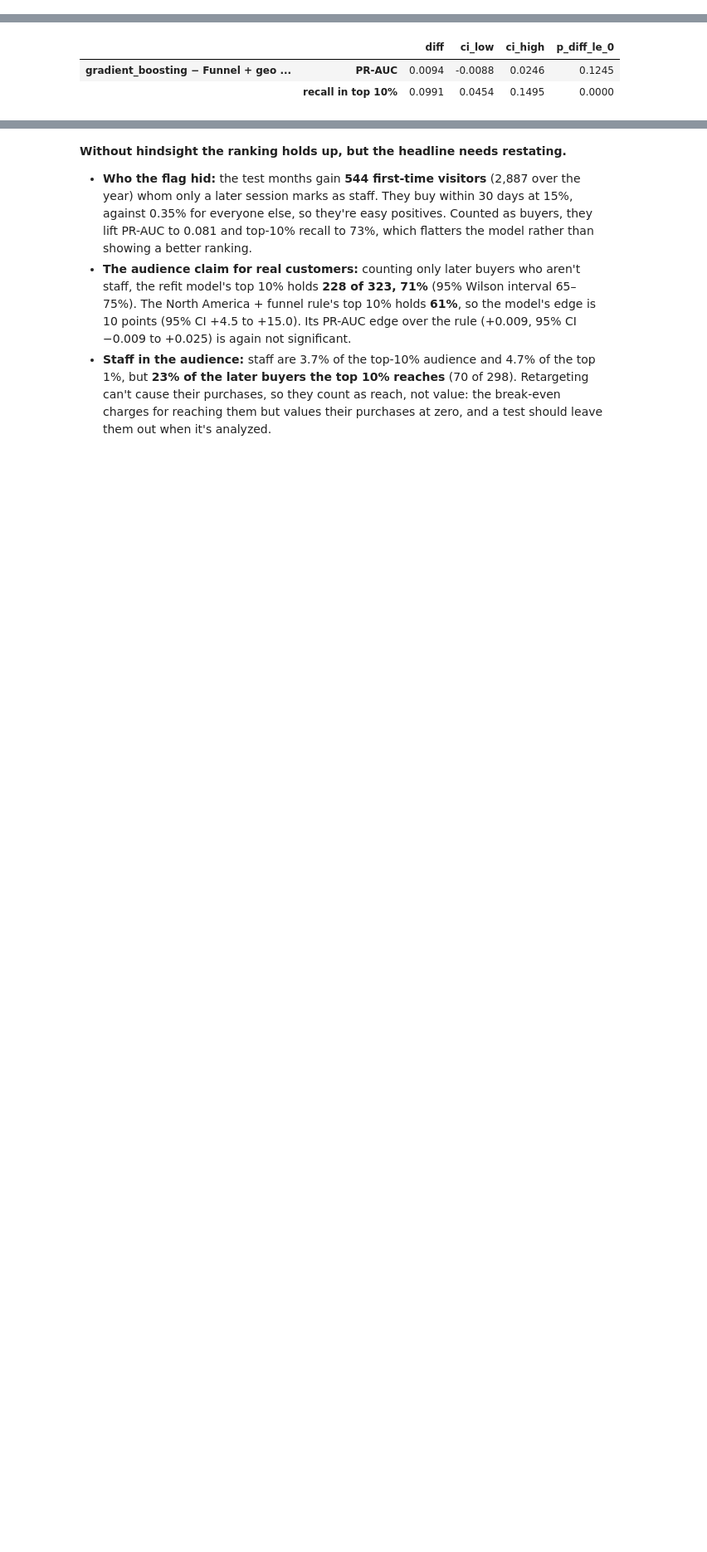
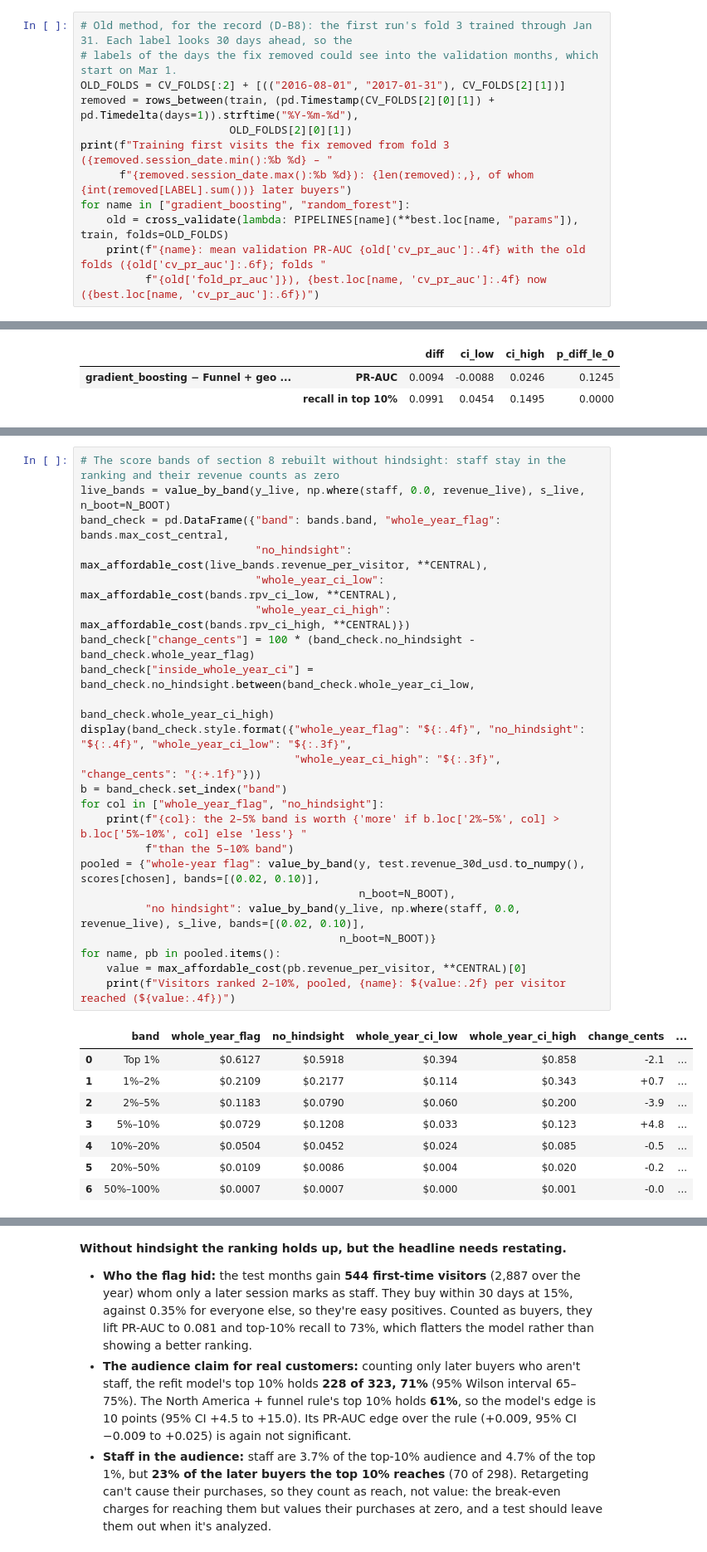
Before and after one commit to Pann13223029/merch-store-marketing-case-study, a Jupyter notebook: notebooks/04_analyze_remarketing.ipynb, the cells around one changed output, grey strips where cells are left out. Shown at 83% size. Cells and saved outputs as stored; diff of their text form; blank space fills up the shorter version.

```diff
--- a/notebooks/04_analyze_remarketing.ipynb
+++ b/notebooks/04_analyze_remarketing.ipynb
@@ -212,3 +253,15 @@ Chosen by the rule: gradient_boosting
 | Lab features (refit) | 0.0562 |
 | Funnel + geo rule | 0.0467 |
 | Funnel rule | 0.0277 |
+# %%
+# Old method, for the record (D-B8): the first run's fold 3 trained through Jan 31. Each label looks 30 days ahead, so the
+# labels of the days the fix removed could see into the validation months, which start on Mar 1.
+OLD_FOLDS = CV_FOLDS[:2] + [(("2016-08-01", "2017-01-31"), CV_FOLDS[2][1])]
+removed = rows_between(train, (pd.Timestamp(CV_FOLDS[2][0][1]) + pd.Timedelta(days=1)).strftime("%Y-%m-%d"),
+                       OLD_FOLDS[2][0][1])
+print(f"Training first visits the fix removed from fold 3 ({removed.session_date.min():%b %d} – "
+      f"{removed.session_date.max():%b %d}): {len(removed):,}, of whom {int(removed[LABEL].sum())} later buyers")
+for name in ["gradient_boosting", "random_forest"]:
+    old = cross_validate(lambda: PIPELINES[name](**best.loc[name, "params"]), train, folds=OLD_FOLDS)
+    print(f"{name}: mean validation PR-AUC {old['cv_pr_auc']:.4f} with the old folds ({old['cv_pr_auc']:.6f}; folds "
+          f"{old['fold_pr_auc']}), {best.loc[name, 'cv_pr_auc']:.4f} now ({best.loc[name, 'cv_pr_auc']:.6f})")
@@ -673,3 +801,35 @@ pd.DataFrame({
 | 1 | top 5% | 2,255 | 54% | 24% | 52% | ... |
 | 2 | top 10% | 4,510 | 73% | 23% | 71% | ... |
 | 3 | top 20% | 9,019 | 86% | 23% | 84% | ... |
+# %%
+# The score bands of section 8 rebuilt without hindsight: staff stay in the ranking and their revenue counts as zero
+live_bands = value_by_band(y_live, np.where(staff, 0.0, revenue_live), s_live, n_boot=N_BOOT)
+band_check = pd.DataFrame({"band": bands.band, "whole_year_flag": bands.max_cost_central,
+                           "no_hindsight": max_affordable_cost(live_bands.revenue_per_visitor, **CENTRAL),
+                           "whole_year_ci_low": max_affordable_cost(bands.rpv_ci_low, **CENTRAL),
+                           "whole_year_ci_high": max_affordable_cost(bands.rpv_ci_high, **CENTRAL)})
+band_check["change_cents"] = 100 * (band_check.no_hindsight - band_check.whole_year_flag)
+band_check["inside_whole_year_ci"] = band_check.no_hindsight.between(band_check.whole_year_ci_low,
+                                                                     band_check.whole_year_ci_high)
+display(band_check.style.format({"whole_year_flag": "${:.4f}", "no_hindsight": "${:.4f}", "whole_year_ci_low": "${:.3f}",
+                                 "whole_year_ci_high": "${:.3f}", "change_cents": "{:+.1f}"}))
+b = band_check.set_index("band")
+for col in ["whole_year_flag", "no_hindsight"]:
+    print(f"{col}: the 2–5% band is worth {'more' if b.loc['2%–5%', col] > b.loc['5%–10%', col] else 'less'} "
+          f"than the 5–10% band")
+pooled = {"whole-year flag": value_by_band(y, test.revenue_30d_usd.to_numpy(), scores[chosen], bands=[(0.02, 0.10)],
+                                           n_boot=N_BOOT),
+          "no hindsight": value_by_band(y_live, np.where(staff, 0.0, revenue_live), s_live, bands=[(0.02, 0.10)],
+                                        n_boot=N_BOOT)}
+for name, pb in pooled.items():
+    value = max_affordable_cost(pb.revenue_per_visitor, **CENTRAL)[0]
+    print(f"Visitors ranked 2–10%, pooled, {name}: ${value:.2f} per visitor reached (${value:.4f})")
+# %% [output]
+|  | band | whole_year_flag | no_hindsight | whole_year_ci_low | whole_year_ci_high | change_cents | ... |
+| 0 | Top 1% | $0.6127 | $0.5918 | $0.394 | $0.858 | -2.1 | ... |
+| 1 | 1%–2% | $0.2109 | $0.2177 | $0.114 | $0.343 | +0.7 | ... |
+| 2 | 2%–5% | $0.1183 | $0.0790 | $0.060 | $0.200 | -3.9 | ... |
+| 3 | 5%–10% | $0.0729 | $0.1208 | $0.033 | $0.123 | +4.8 | ... |
+| 4 | 10%–20% | $0.0504 | $0.0452 | $0.024 | $0.085 | -0.5 | ... |
+| 5 | 20%–50% | $0.0109 | $0.0086 | $0.004 | $0.020 | -0.2 | ... |
+| 6 | 50%–100% | $0.0007 | $0.0007 | $0.000 | $0.001 | -0.0 | ... |
```
Also changed, not shown: parts of 8 cells of this notebook, 11 other files.
